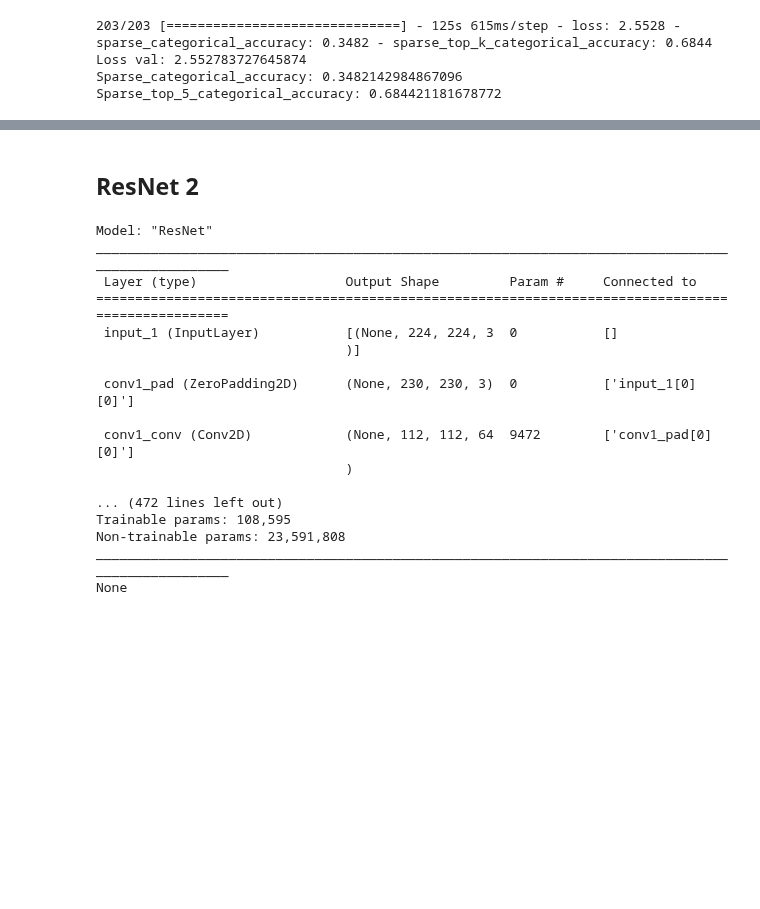
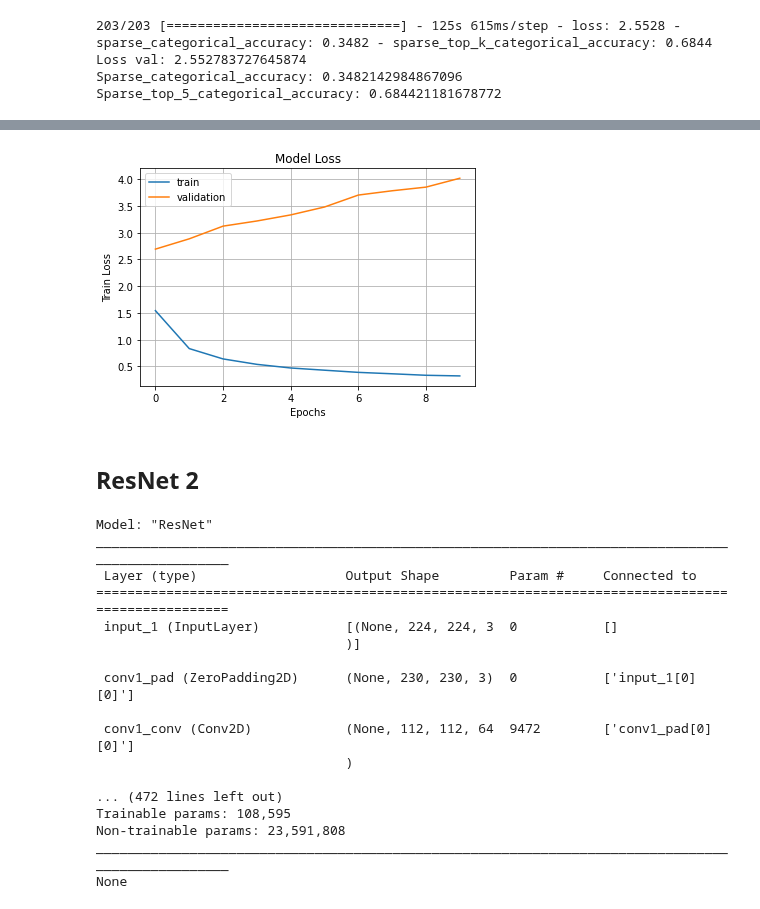
Before and after one commit to giocoal/hmdb51-two-stream-action-recognition, a Jupyter notebook: spatial_stream_cnn_finetuned.ipynb, the cells around one changed output, grey strips where cells are left out. Saved outputs shown, nothing was run; the diff lists cells and outputs as text; code cells hidden in the pictures; blank space fills up the shorter version.

```diff
--- a/spatial_stream_cnn_finetuned.ipynb
+++ b/spatial_stream_cnn_finetuned.ipynb
@@ -190,10 +260,8 @@ data_augmentation = tf.keras.Sequential([
 
 input = tf.keras.layers.Input(shape=(img_height, img_width, 3))
 
-x = tf.keras.applications.resnet50.preprocess_input(
-    input, data_format=None
-)
-x = data_augmentation(x)
+x = tf.keras.applications.resnet50.preprocess_input(input, data_format=None)
+#x = data_augmentation(x)
 
 
 pretrained_model = tf.keras.applications.ResNet50(include_top=False,
@@ -214,7 +282,7 @@ print(resnet_model.summary())
 
 
 #optimizer = tf.keras.optimizers.SGD(learning_rate=0.01, momentum=0.0)
-optimizer = Adam(learning_rate=0.001)
+optimizer = Adam(learning_rate=learningrate)
 resnet_model.compile(optimizer = optimizer, loss = 'sparse_categorical_crossentropy', metrics = ['sparse_categorical_accuracy', 'sparse_top_k_categorical_accuracy'])
 # %% [output]
 Model: "sequential_1"
@@ -320,0 +338,19 @@ plt.show()
+# %%
+from ensurepip import version
+from platform import architecture
+
+
+fig1 = plt.gcf()
+plt.plot(history_ResNet1_spatial_stream.history['loss'])
+plt.plot(history_ResNet1_spatial_stream.history['val_loss'])
+#plt.axis(ymin=0,ymax=1)
+plt.grid()
+plt.title('Model Loss')
+metric_plot = 'loss'
+plt.ylabel('Train Loss')
+plt.xlabel('Epochs')
+plt.legend(['train', 'validation'])
+plt.savefig(f'./Report/Plots/spatial_stream/spatialstream_{arc}_epoch{epochs}_batch{batch_size}optSDG{learningrate}{momentum}_metric{metric_plot}_train.png')
+plt.show()
+# %% [output]
+[figure, added]
```
Also changed, not shown: parts of 14 cells of this notebook, 2 other files.
